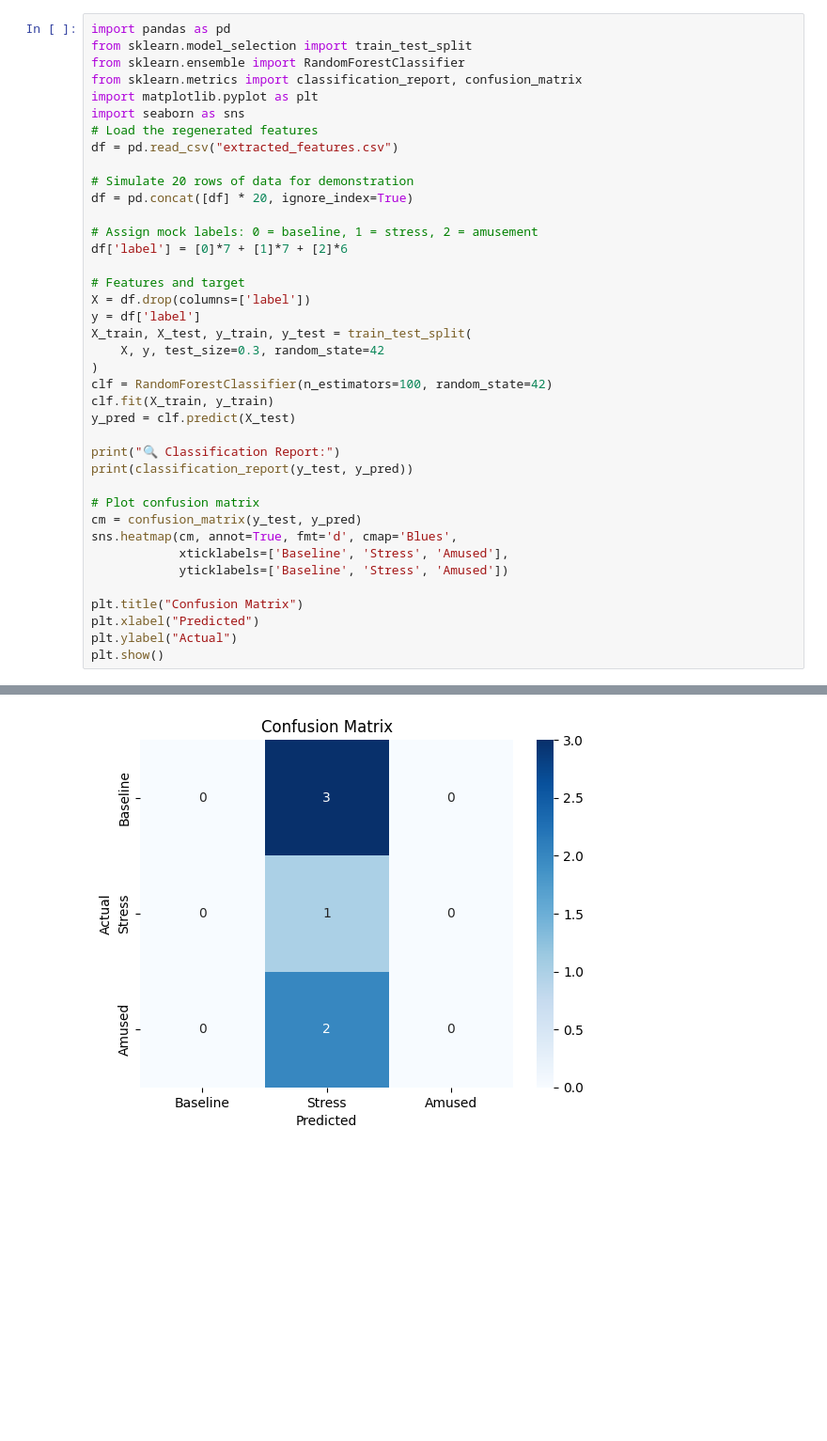
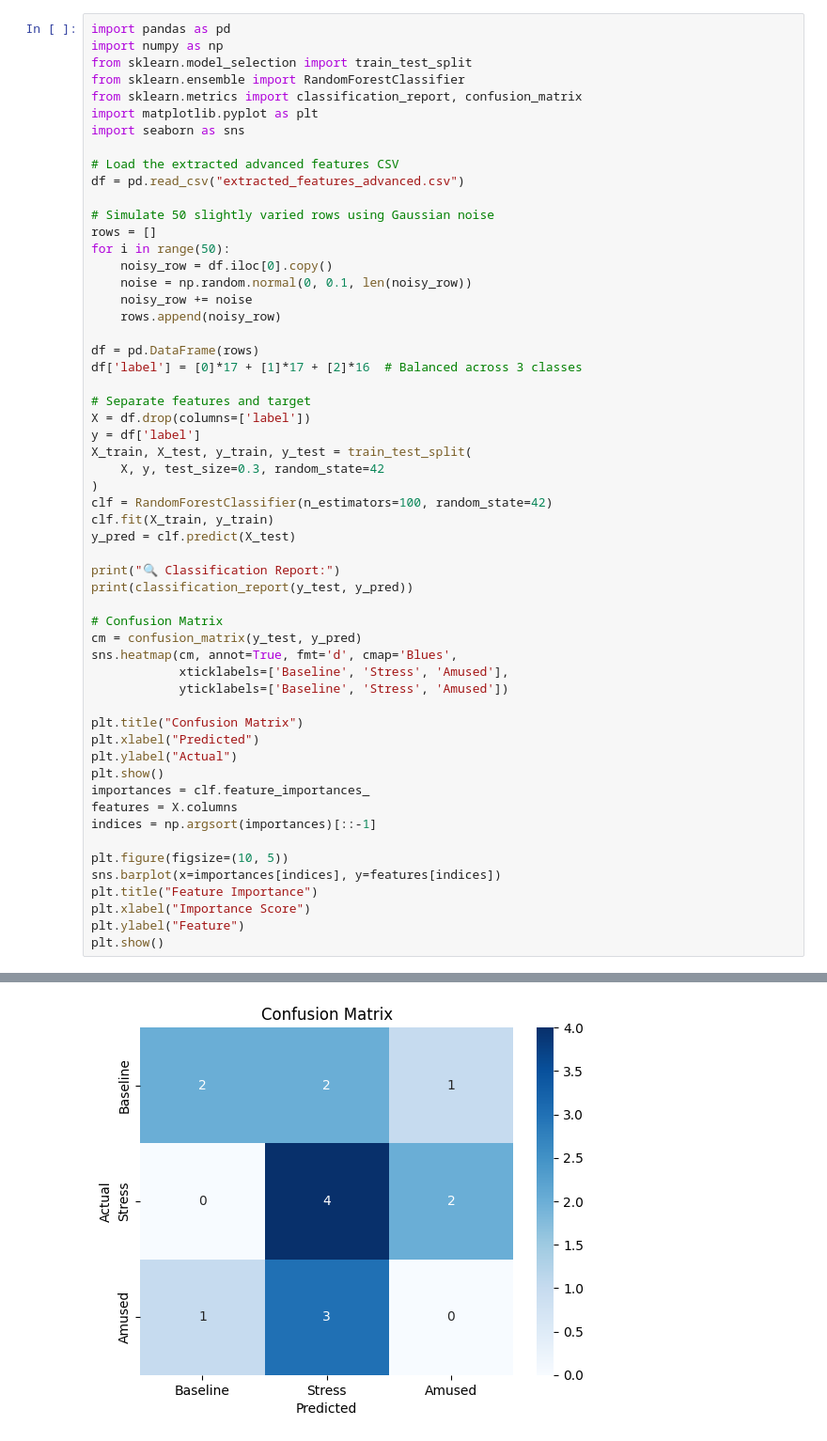
Before and after one commit to Reem-Aboutaleb/multimodal-stress-detection, a Jupyter notebook: 04_Model_Training.ipynb, the cells around one changed output, grey strips where cells are left out. Shown at 94% size. Drawn from its saved outputs; the diff is of its cells as text; blank space fills up the shorter version.

```diff
--- a/04_Model_Training.ipynb
+++ b/04_Model_Training.ipynb
@@ -2,21 +2,28 @@
 <a href="https://colab.research.google.com/github/Reem-Aboutaleb/multimodal-stress-detection/blob/main/04_Model_Training.ipynb" target="_parent"><img src="https://colab.research.google.com/assets/colab-badge.svg" alt="Open In Colab"/></a>
 # %%
 import pandas as pd
+import numpy as np
 from sklearn.model_selection import train_test_split
 from sklearn.ensemble import RandomForestClassifier
 from sklearn.metrics import classification_report, confusion_matrix
 import matplotlib.pyplot as plt
 import seaborn as sns
-# Load the regenerated features
-df = pd.read_csv("extracted_features.csv")
 
-# Simulate 20 rows of data for demonstration
-df = pd.concat([df] * 20, ignore_index=True)
+# Load the extracted advanced features CSV
+df = pd.read_csv("extracted_features_advanced.csv")
 
-# Assign mock labels: 0 = baseline, 1 = stress, 2 = amusement
-df['label'] = [0]*7 + [1]*7 + [2]*6
+# Simulate 50 slightly varied rows using Gaussian noise
+rows = []
+for i in range(50):
+    noisy_row = df.iloc[0].copy()
+    noise = np.random.normal(0, 0.1, len(noisy_row))
+    noisy_row += noise
+    rows.append(noisy_row)
 
-# Features and target
+df = pd.DataFrame(rows)
+df['label'] = [0]*17 + [1]*17 + [2]*16  # Balanced across 3 classes
+
+# Separate features and target
 X = df.drop(columns=['label'])
 y = df['label']
 X_train, X_test, y_train, y_test = train_test_split(
@@ -29,7 +36,7 @@ y_pred = clf.predict(X_test)
 print("🔍 Classification Report:")
 print(classification_report(y_test, y_pred))
 
-# Plot confusion matrix
+# Confusion Matrix
 cm = confusion_matrix(y_test, y_pred)
 sns.heatmap(cm, annot=True, fmt='d', cmap='Blues',
             xticklabels=['Baseline', 'Stress', 'Amused'],
@@ -39,6 +46,16 @@ plt.title("Confusion Matrix")
 plt.xlabel("Predicted")
 plt.ylabel("Actual")
 plt.show()
+importances = clf.feature_importances_
+features = X.columns
+indices = np.argsort(importances)[::-1]
+
+plt.figure(figsize=(10, 5))
+sns.barplot(x=importances[indices], y=features[indices])
+plt.title("Feature Importance")
+plt.xlabel("Importance Score")
+plt.ylabel("Feature")
+plt.show()
 # %% [output]
 🔍 Classification Report:
               precision    recall  f1-score   support
@@ -53 +70 @@ weighted avg       0.03      0.17      0.05         6
-[figure, old version]
+[figure, new version]
```
Also changed, not shown: parts of 1 cell of this notebook.
